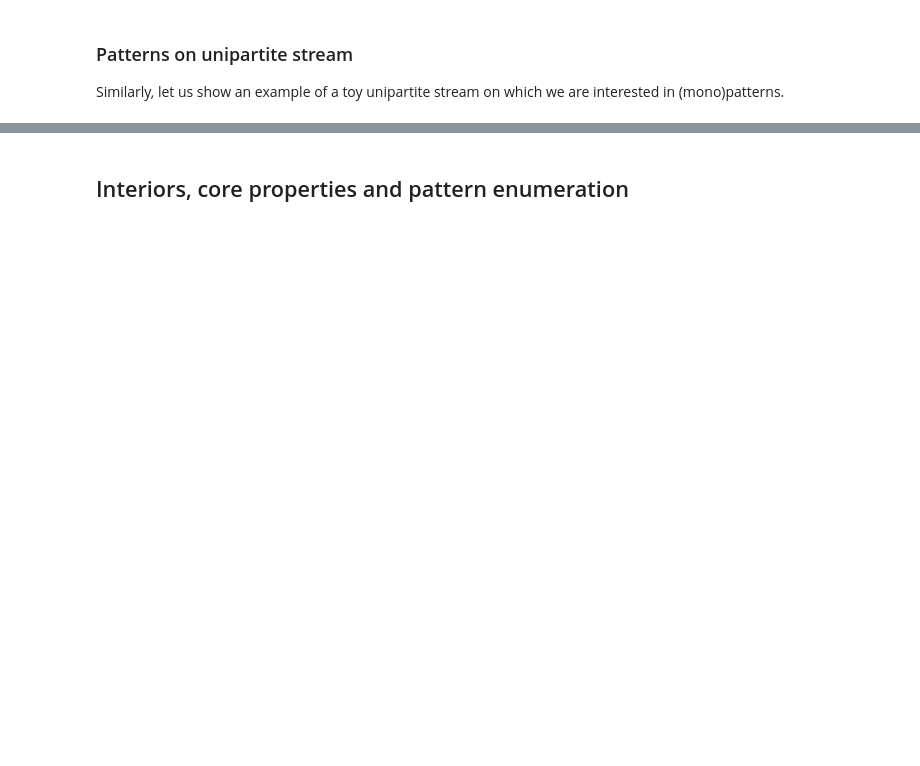
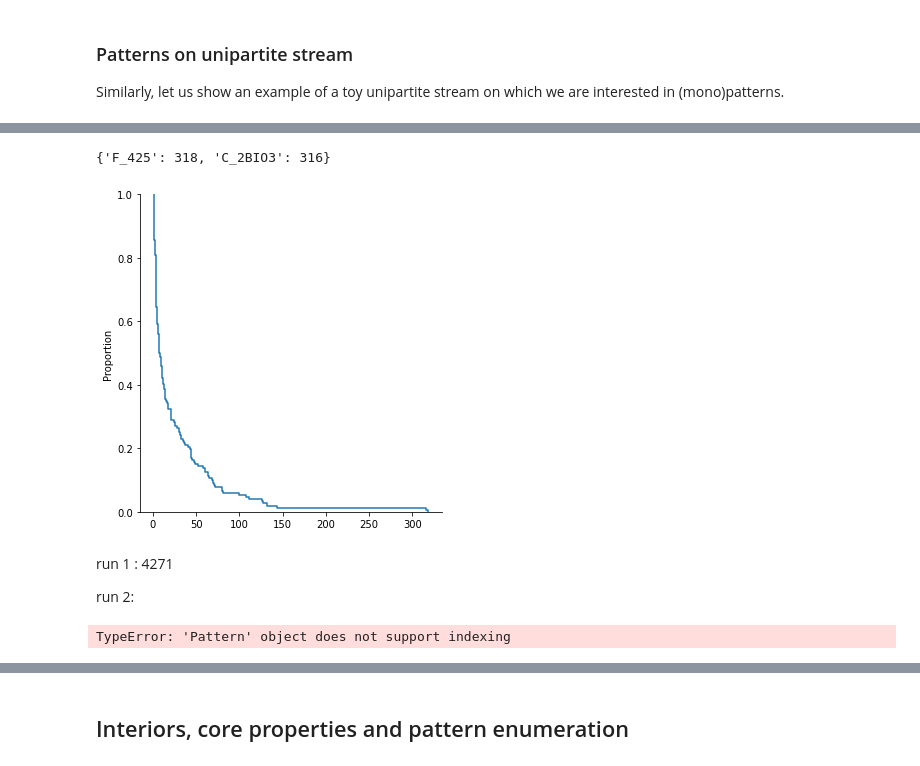
Before and after one commit to TiphaineV/pattern-mining, a Jupyter notebook: BiPatterns.ipynb, the cells around one changed output, grey strips where cells are left out. Drawn from its saved outputs; the diff is of its cells as text; code cells hidden in the pictures; blank space fills up the shorter version.

```diff
--- a/BiPatterns.ipynb
+++ b/BiPatterns.ipynb
@@ -90,0 +133,7 @@ s.draw()
+# %%
+RESULTS = "./results"
+DATASET = "highschool"
+PROPERTY = "starsat"
+k = 2
+core_property = StreamStarSat(s, threshold=k)
+s.setCoreProperty(core_property)
@@ -90,0 +179,21 @@ s.draw()
+# %%
+# Elements of L appear in how many patterns?
+from collections import Counter
+# x for sublist in my_list for x in sublist
+
+_ = [list(p[0].lang) for p in s.bipatterns_list ]
+num_patterns_per_node = Counter([ u for x in _ for u in x])
+ax = sns.displot(num_patterns_per_node, kind="ecdf", complementary=True)
+filtered_dict = {k: v for k, v in num_patterns_per_node.items() if v > 200 }
+filtered_dict
+# %% [output]
+{'F_425': 318, 'C_2BIO3': 316}
+[figure, added]
+# %% [markdown]
+run 1 : 4271
+
+run 2:
+# %%
+check_patterns([ p[0] for p in s.bipatterns_list ])
+# %% [output]
+TypeError: 'Pattern' object does not support indexing
```
Also changed, not shown: parts of 31 cells of this notebook.
